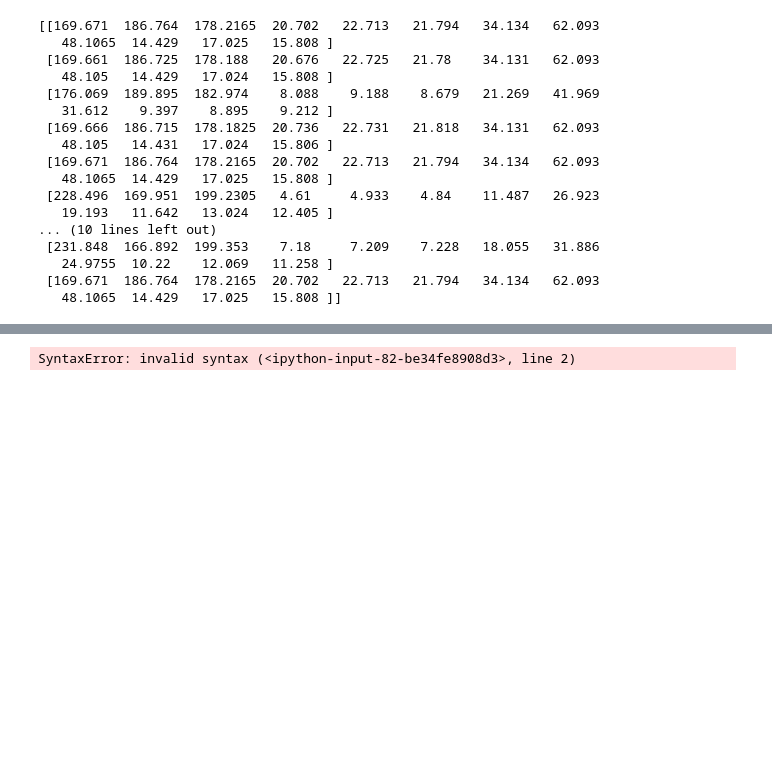
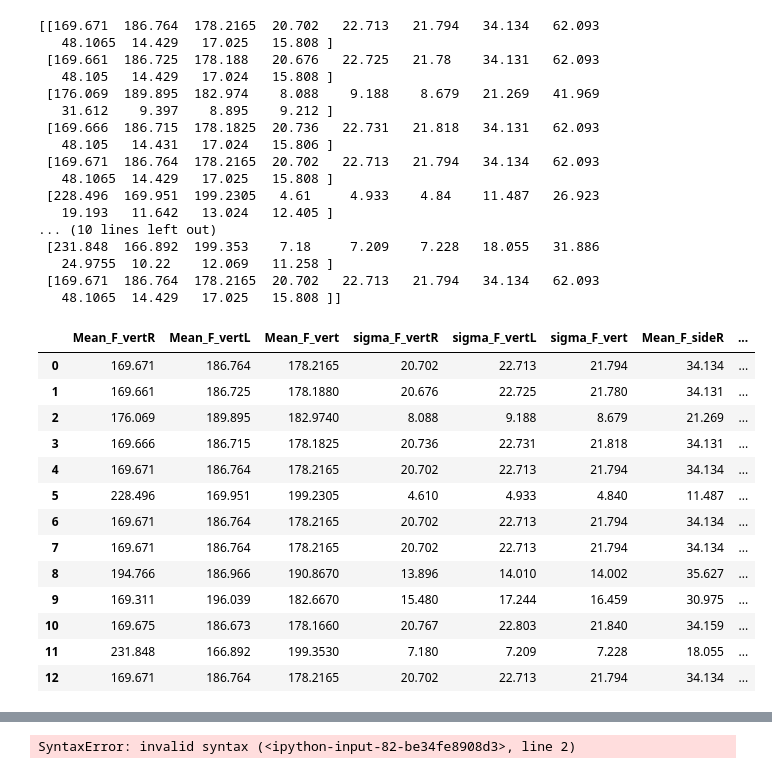
Before and after one commit to cheef78/Neiroexpert, a Jupyter notebook: Neiroexpert.ipynb, the cells around one changed output, grey strips where cells are left out. Cells and saved outputs as stored; diff of their text form; code cells hidden in the pictures; blank space fills up the shorter version.

```diff
--- a/Neiroexpert.ipynb
+++ b/Neiroexpert.ipynb
@@ -276,3 +278,23 @@ print (force_poezd)
    24.9755  10.22    12.069   11.258 ]
  [169.671  186.764  178.2165  20.702   22.713   21.794   34.134   62.093
    48.1065  14.429   17.025   15.808 ]]
+# %%
+forces_itogo = pd.DataFrame(force_poezd)
+forces_itogo.columns = ['Mean_F_vertR', 'Mean_F_vertL', 'Mean_F_vert', 'sigma_F_vertR', 'sigma_F_vertL',' sigma_F_vert',\
+                        'Mean_F_sideR', 'Mean_F_sideL', 'Mean_F_side', 'sigma_F_sideR', 'sigma_F_sideL', 'sigma_F_side']
+forces_itogo
+# %% [output]
+|  | Mean_F_vertR | Mean_F_vertL | Mean_F_vert | sigma_F_vertR | sigma_F_vertL | sigma_F_vert | Mean_F_sideR | ... |
+| 0 | 169.671 | 186.764 | 178.2165 | 20.702 | 22.713 | 21.794 | 34.134 | ... |
+| 1 | 169.661 | 186.725 | 178.1880 | 20.676 | 22.725 | 21.780 | 34.131 | ... |
+| 2 | 176.069 | 189.895 | 182.9740 | 8.088 | 9.188 | 8.679 | 21.269 | ... |
+| 3 | 169.666 | 186.715 | 178.1825 | 20.736 | 22.731 | 21.818 | 34.131 | ... |
+| 4 | 169.671 | 186.764 | 178.2165 | 20.702 | 22.713 | 21.794 | 34.134 | ... |
+| 5 | 228.496 | 169.951 | 199.2305 | 4.610 | 4.933 | 4.840 | 11.487 | ... |
+| 6 | 169.671 | 186.764 | 178.2165 | 20.702 | 22.713 | 21.794 | 34.134 | ... |
+| 7 | 169.671 | 186.764 | 178.2165 | 20.702 | 22.713 | 21.794 | 34.134 | ... |
+| 8 | 194.766 | 186.966 | 190.8670 | 13.896 | 14.010 | 14.002 | 35.627 | ... |
+| 9 | 169.311 | 196.039 | 182.6670 | 15.480 | 17.244 | 16.459 | 30.975 | ... |
+| 10 | 169.675 | 186.673 | 178.1660 | 20.767 | 22.803 | 21.840 | 34.159 | ... |
+| 11 | 231.848 | 166.892 | 199.3530 | 7.180 | 7.209 | 7.228 | 18.055 | ... |
+| 12 | 169.671 | 186.764 | 178.2165 | 20.702 | 22.713 | 21.794 | 34.134 | ... |
```
Also changed, not shown: parts of 7 cells of this notebook.
